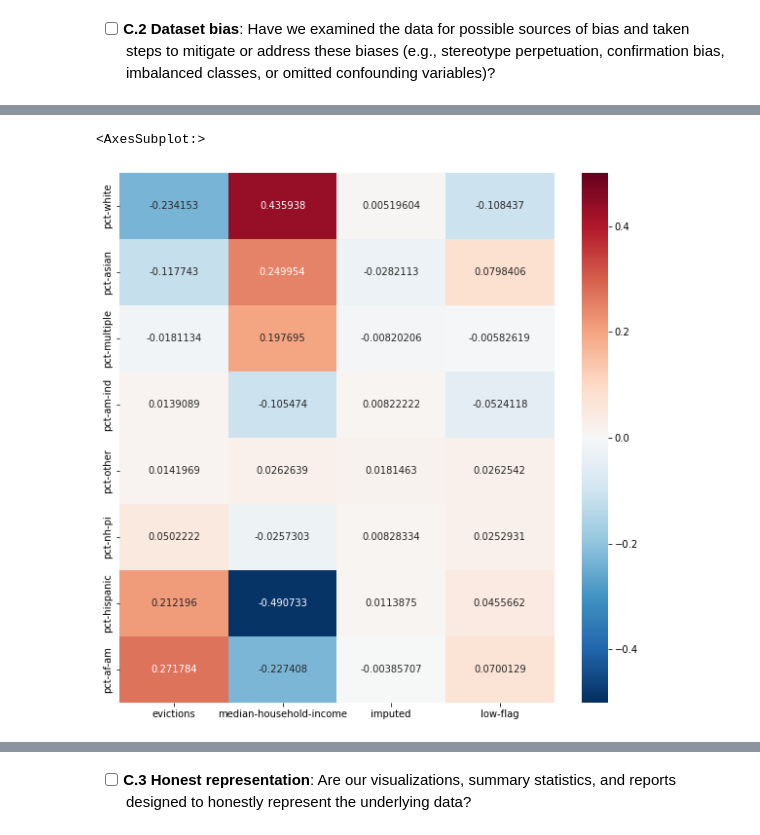
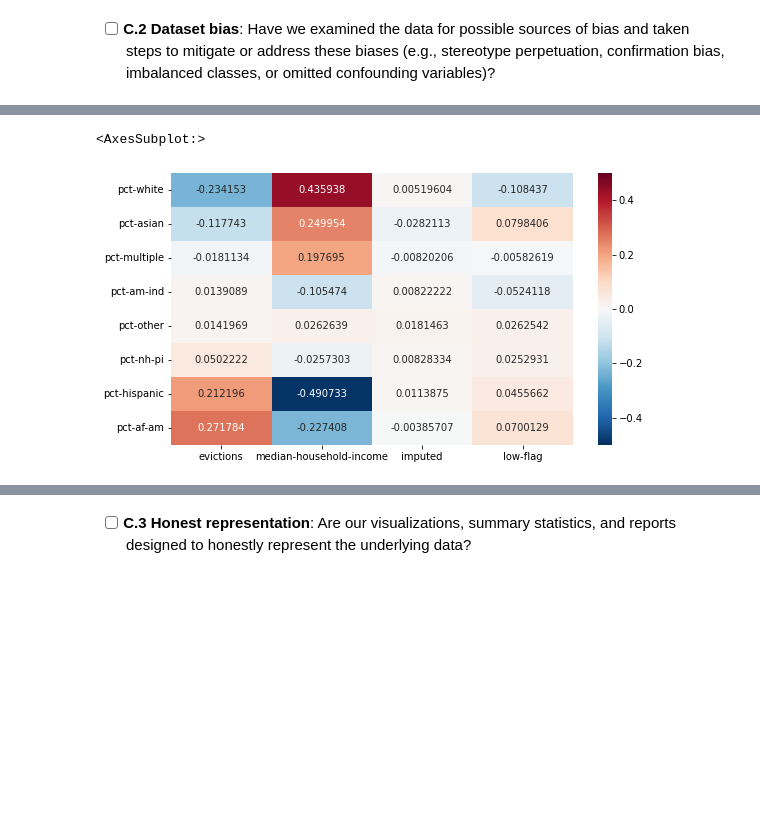
Before and after one commit to pruthvipatel/msc-buckinghum-data-ethics, a Jupyter notebook: notebooks/eviction-data-case-study-reference.ipynb, the cells around one changed output, grey strips where cells are left out. Cells and saved outputs as stored; diff of their text form; code cells hidden in the pictures; blank space fills up the shorter version.

```diff
--- a/notebooks/eviction-data-case-study-reference.ipynb
+++ b/notebooks/eviction-data-case-study-reference.ipynb
@@ -55,7 +68,9 @@ pd.set_option("display.max_columns", 30)
 # %%
 # load the data from where we have it saved online
 DATA_URL = "https://drivendata-public-assets.s3.amazonaws.com/odsc-west-2019/california-tracts.csv"
-DATA_PATH = "../data/raw/california-tracts.csv"
+DATA_PATH = Path("../data/raw/california-tracts.csv")
 
-# Set standard fig size for plots
-FIGSIZE = (10, 10)
+if not DATA_PATH.exists():
+    DATA_PATH.parent.mkdir(exist_ok=True, parents=True)
+    # Download data
+    wget.download(url=DATA_URL, out=str(DATA_PATH))
@@ -306,14 +432,14 @@ correlation_df
 # %%
 # Visualize the above correlations.
-plt.figure(figsize=FIGSIZE)
+plt.figure(figsize=(9, 5))
 sns.heatmap(
     correlation_df.sort_values("evictions"),
     annot=True,
     fmt="g",
     cmap="RdBu_r",
     vmin=-0.5,
     vmax=0.5,
 )
 # %% [output]
 <AxesSubplot:>
-[figure, old version]
+[figure, new version]
```
Also changed, not shown: parts of 67 cells of this notebook.
